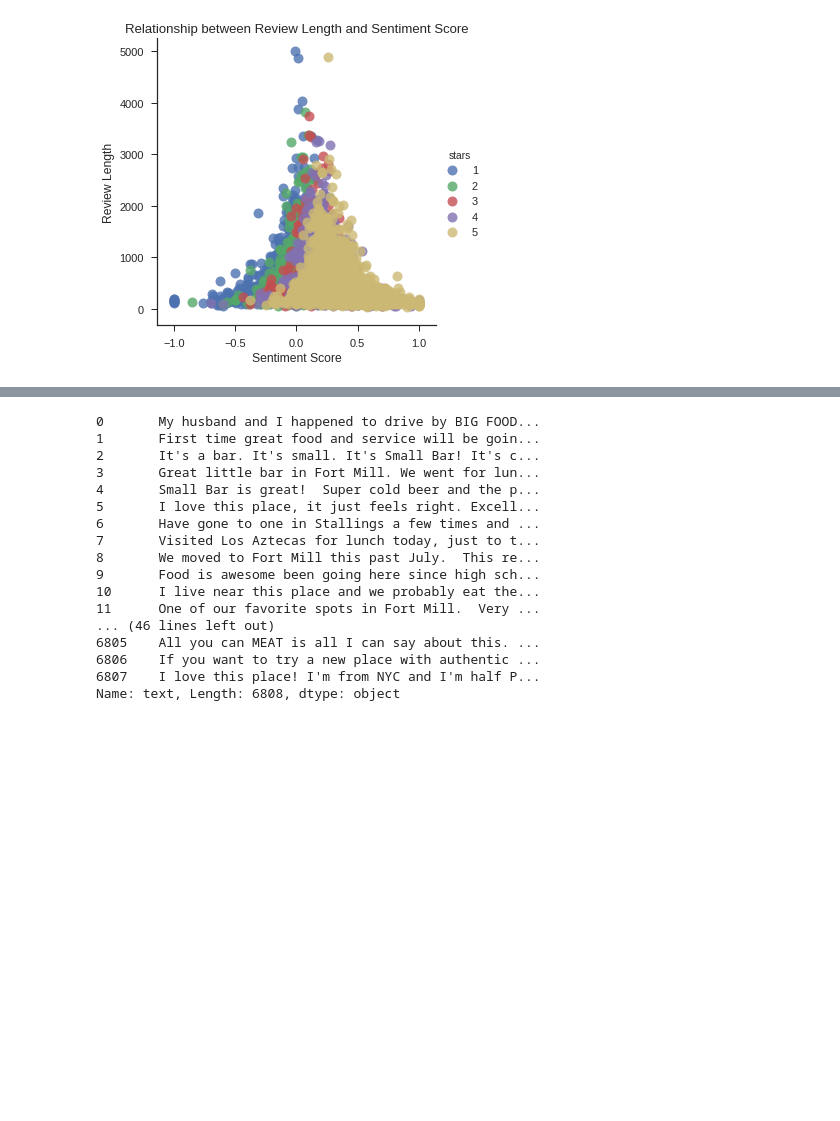
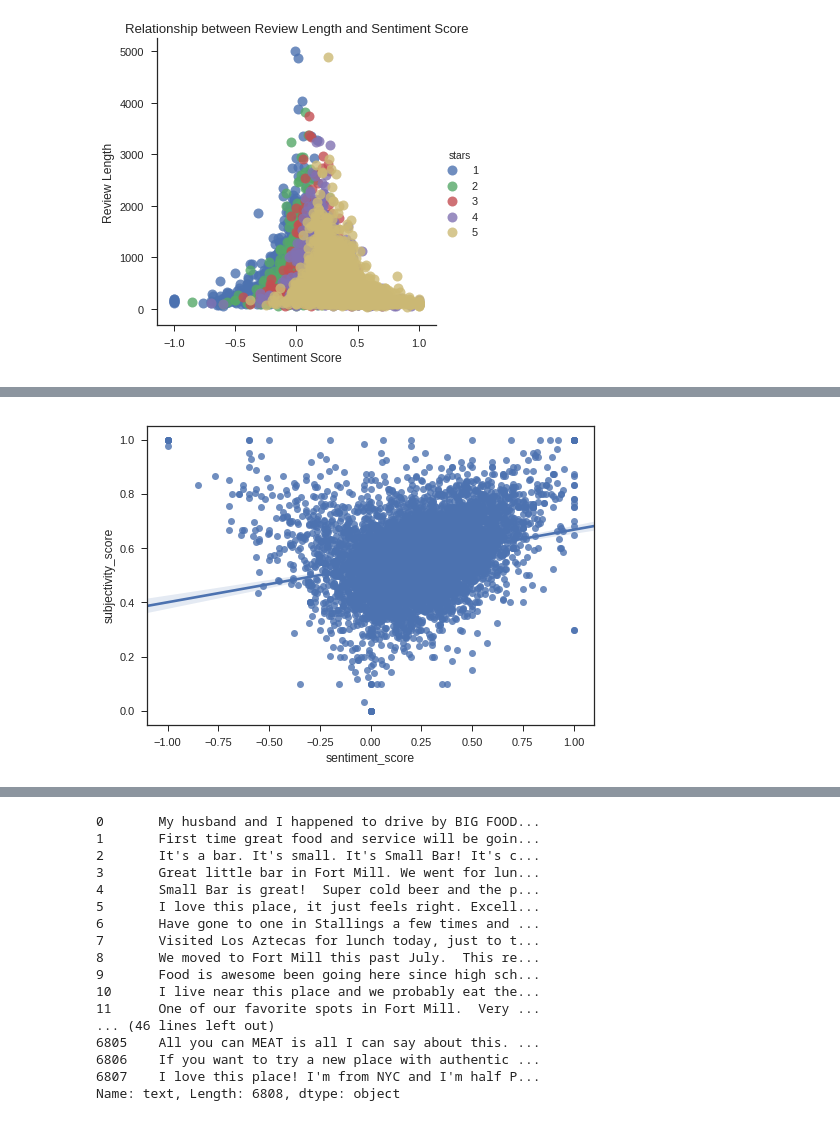
Before and after one commit to schubline/capstone_project, a Jupyter notebook: eda_notebooks/nlp_food_review_sc.ipynb, the cells around one changed output, grey strips where cells are left out. Saved outputs shown, nothing was run; the diff lists cells and outputs as text; code cells hidden in the pictures; blank space fills up the shorter version.

```diff
--- a/eda_notebooks/nlp_food_review_sc.ipynb
+++ b/eda_notebooks/nlp_food_review_sc.ipynb
@@ -376,0 +319,4 @@ The goal of this section is to tag each review with a sentiment score at a high
+# %%
+ax = sns.regplot(x="sentiment_score", y="subjectivity_score", data=data)
+# %% [output]
+[figure, added]
```
Also changed, not shown: parts of 46 cells of this notebook.
